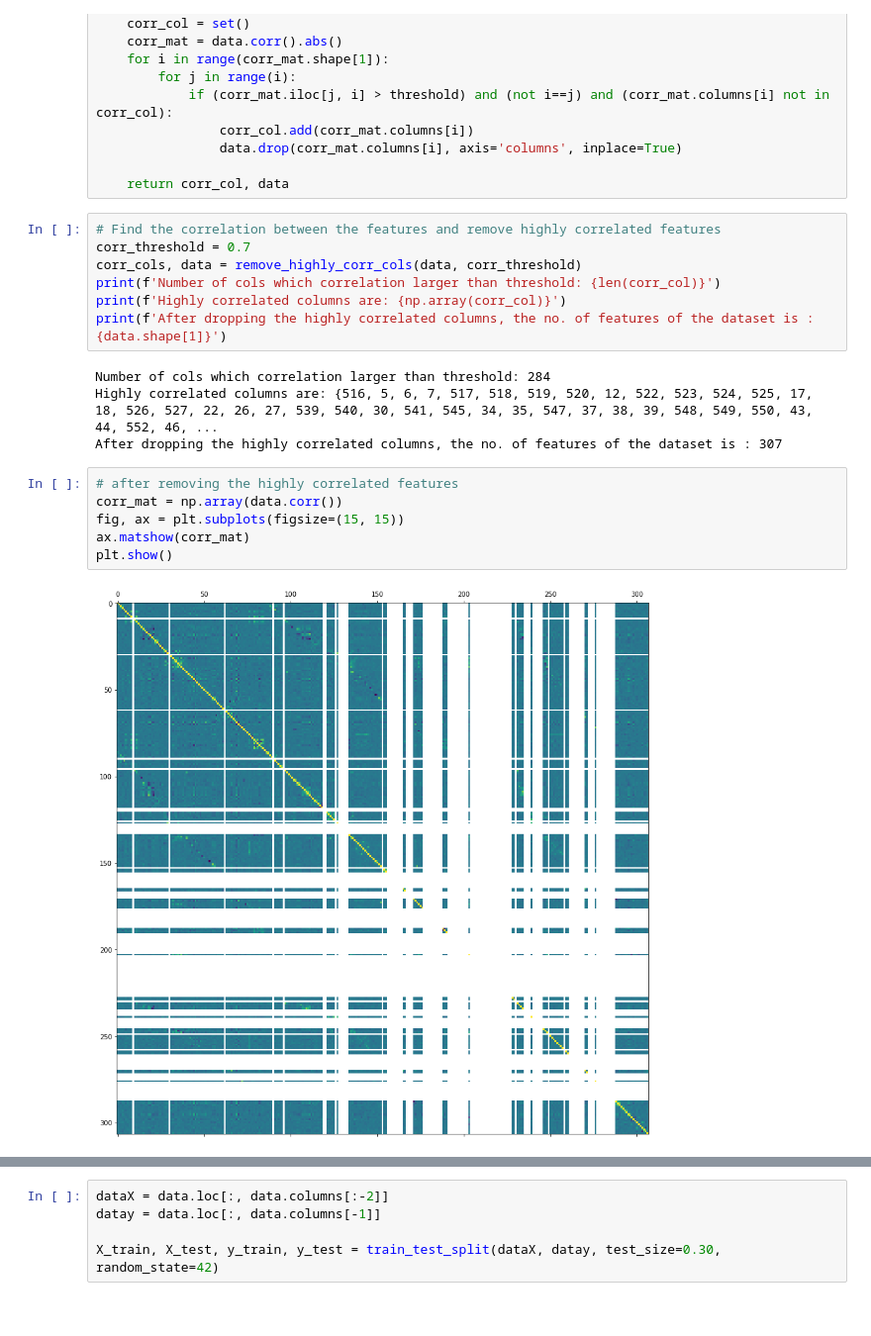
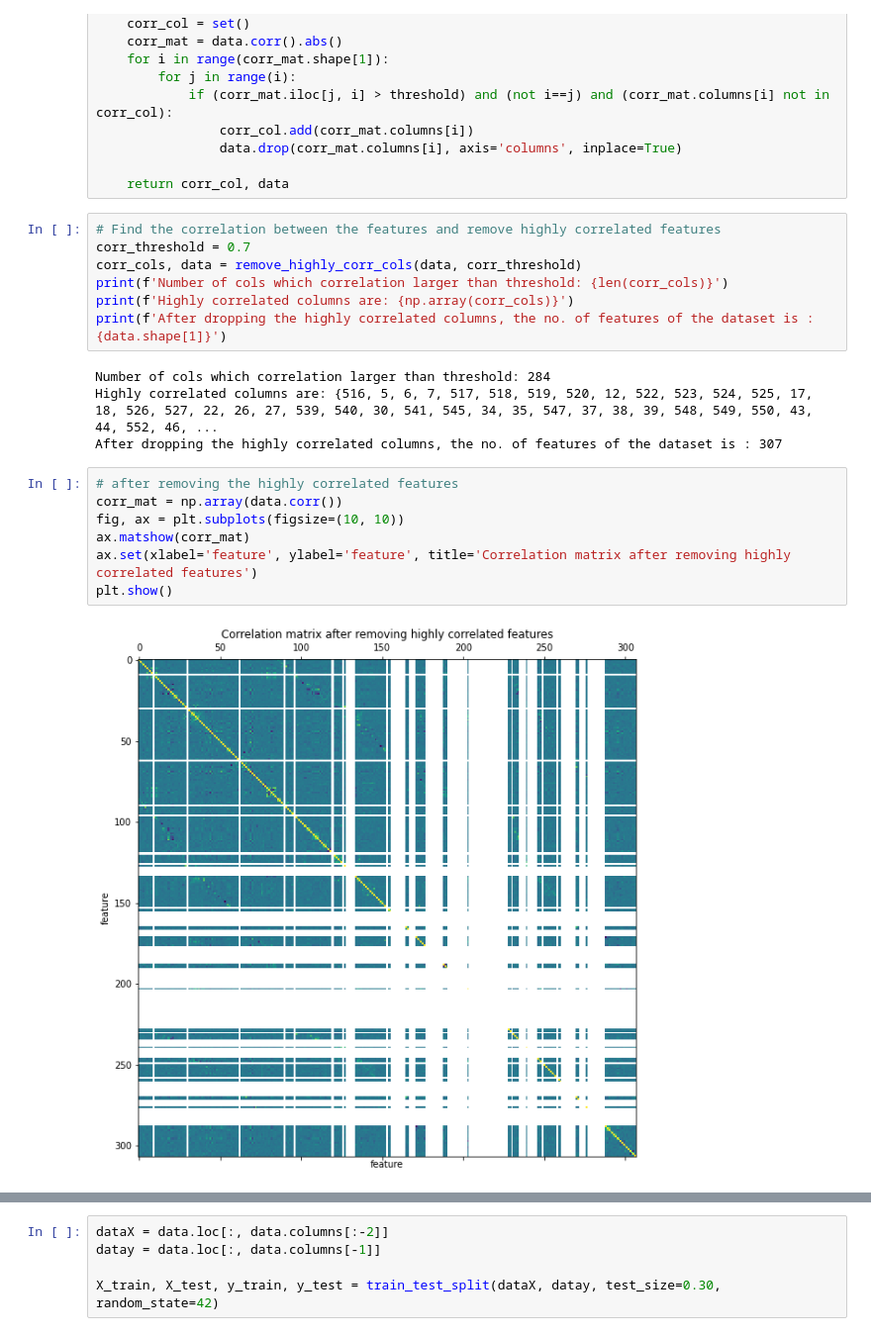
Before and after one commit to puretirathaiah/Semicond_wafer_fail, a Jupyter notebook: SemiCon.ipynb, the cells around one changed output, grey strips where cells are left out. Shown: that part at 99% size. Drawn from its saved outputs; the diff is of its cells as text.

```diff
--- a/SemiCon.ipynb
+++ b/SemiCon.ipynb
@@ -166,8 +213,8 @@ def remove_highly_corr_cols(data, threshold):
 # Find the correlation between the features and remove highly correlated features
 corr_threshold = 0.7
 corr_cols, data = remove_highly_corr_cols(data, corr_threshold)
-print(f'Number of cols which correlation larger than threshold: {len(corr_col)}')
-print(f'Highly correlated columns are: {np.array(corr_col)}')
+print(f'Number of cols which correlation larger than threshold: {len(corr_cols)}')
+print(f'Highly correlated columns are: {np.array(corr_cols)}')
 print(f'After dropping the highly correlated columns, the no. of features of the dataset is : {data.shape[1]}')
 # %% [output]
 Number of cols which correlation larger than threshold: 284
@@ -176,9 +223,10 @@ After dropping the highly correlated columns, the no. of features of the dataset
 # %%
 # after removing the highly correlated features
 corr_mat = np.array(data.corr())
-fig, ax = plt.subplots(figsize=(15, 15))
+fig, ax = plt.subplots(figsize=(10, 10))
 ax.matshow(corr_mat)
+ax.set(xlabel='feature', ylabel='feature', title='Correlation matrix after removing highly correlated features')
 plt.show()
 # %% [output]
-[figure, old version]
+[figure, new version]
 # %% [markdown]
```
Also changed, not shown: parts of 100 cells of this notebook.
